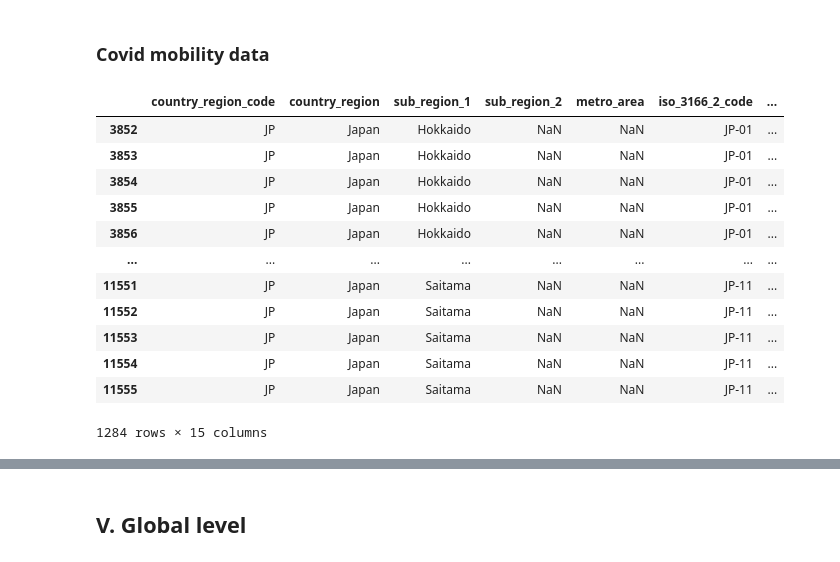
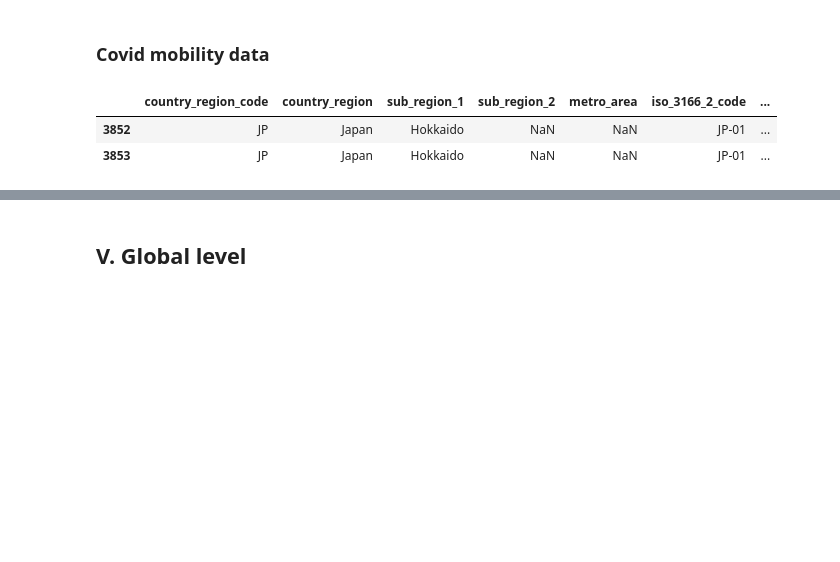
Before and after one commit to Nampq281/ts_demand_sale_forecast, a Jupyter notebook: model_run.ipynb, the cells around one changed output, grey strips where cells are left out. Drawn from its saved outputs; the diff is of its cells as text; code cells hidden in the pictures; blank space fills up the shorter version.

```diff
--- a/model_run.ipynb
+++ b/model_run.ipynb
@@ -879,16 +948,6 @@ test = df_covid[df_covid['sub_region_1'].isin(['Saitama'])][['date', 'retail_and
 # %%
-df_covid[df_covid['sub_region_1'].isin(study_area)]
+df_covid[df_covid['sub_region_1'].isin(study_area)].head(2)
 # %% [output]
 |  | country_region_code | country_region | sub_region_1 | sub_region_2 | metro_area | iso_3166_2_code | ... |
 | 3852 | JP | Japan | Hokkaido | NaN | NaN | JP-01 | ... |
 | 3853 | JP | Japan | Hokkaido | NaN | NaN | JP-01 | ... |
-| 3854 | JP | Japan | Hokkaido | NaN | NaN | JP-01 | ... |
-| 3855 | JP | Japan | Hokkaido | NaN | NaN | JP-01 | ... |
-| 3856 | JP | Japan | Hokkaido | NaN | NaN | JP-01 | ... |
-| ... | ... | ... | ... | ... | ... | ... | ... |
-| 11551 | JP | Japan | Saitama | NaN | NaN | JP-11 | ... |
-| 11552 | JP | Japan | Saitama | NaN | NaN | JP-11 | ... |
-| 11553 | JP | Japan | Saitama | NaN | NaN | JP-11 | ... |
-| 11554 | JP | Japan | Saitama | NaN | NaN | JP-11 | ... |
-| 11555 | JP | Japan | Saitama | NaN | NaN | JP-11 | ... |
-1284 rows × 15 columns
```
Also changed, not shown: parts of 46 cells of this notebook, 7 other files.
